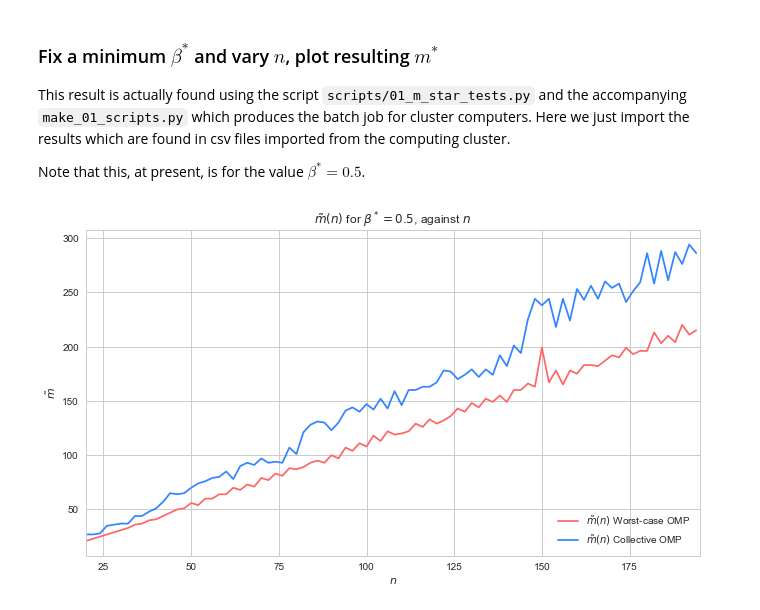
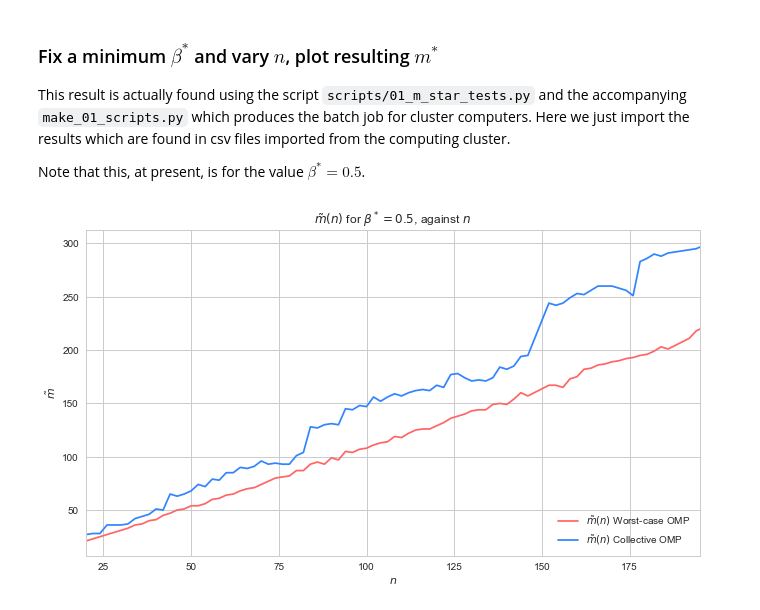
Before and after one commit to james-nichols/pyApproxTools, a Jupyter notebook: notebooks/omp/02_omp_point_eval.ipynb, the cells around one changed output. Drawn from its saved outputs; the diff is of its cells as text; code cells hidden in the pictures.

```diff
--- a/notebooks/omp/02_omp_point_eval.ipynb
+++ b/notebooks/omp/02_omp_point_eval.ipynb
@@ -207,31 +207,31 @@
 
 Note that this, at present, is for the value $\beta^* = 0.5$.
 # %%
-data_dir = '../scripts/'
+data_dir = '../../scripts/omp/'
 comp_file = data_dir + 'comp_sin_m_star.csv'
 wcomp_file = data_dir + 'wcomp_sin_m_star.csv'
 
 ms_comp = np.loadtxt(comp_file)
 ms_wcomp = np.loadtxt(wcomp_file)
 
 sns.set_palette("deep")
 sns.set_style("whitegrid")
 cp = sns.color_palette()
 
 bl = (51/255, 133/255, 255/255)
 re = (255/255, 102/255, 102/255)
 
 axs = []
 fig = plt.figure(figsize=(11, 6))
 ax = fig.add_subplot(1, 1, 1, title=r'$\tilde{m}(n)$ for $\beta^*=0.5$, against $n$')#, title=r'$\beta(V_n, W_m)$ against $m$ for various $n$')
 
 plt.plot(ms_wcomp[:,0], ms_wcomp[:,1], label=r'$\tilde{m}(n)$ Worst-case OMP', color=re)
 plt.plot(ms_comp[:,0], ms_comp[:,1], label=r'$\tilde{m}(n)$ Collective OMP', color=bl)
 
 ax.set(xlabel='$n$', ylabel=r'$\tilde{m}$', xlim=[20,195])#r'$m$', ylabel=r'$\beta(V_n, W_m)$')
 ax.xaxis.set_ticks(np.arange(25, 200, 25))
 plt.legend(loc=4)
 plt.savefig('m_star_COMP_vs_WCOMP.pdf')
 plt.show()
 # %% [output]
-[figure, old version]
+[figure, new version]
```
Also changed, not shown: parts of 2 cells of this notebook.
